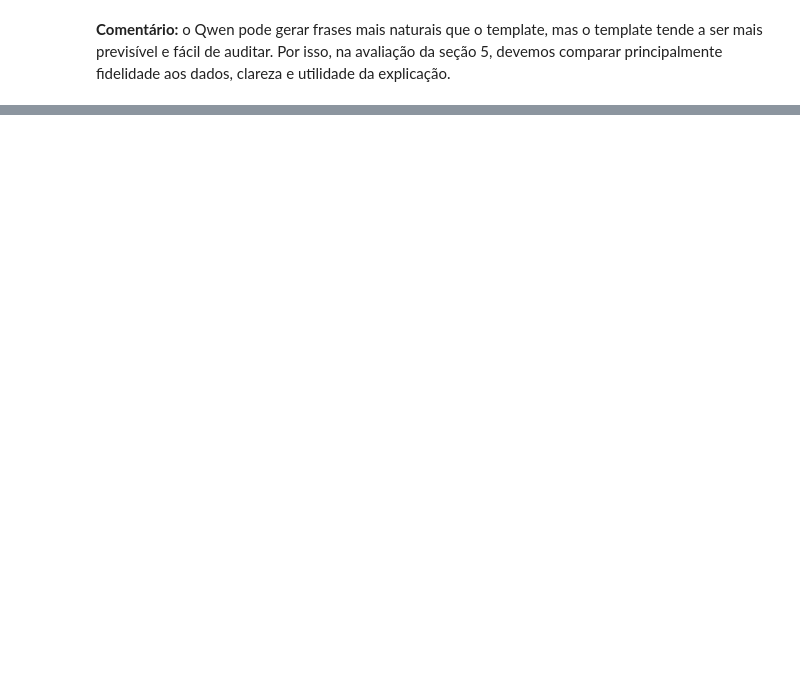
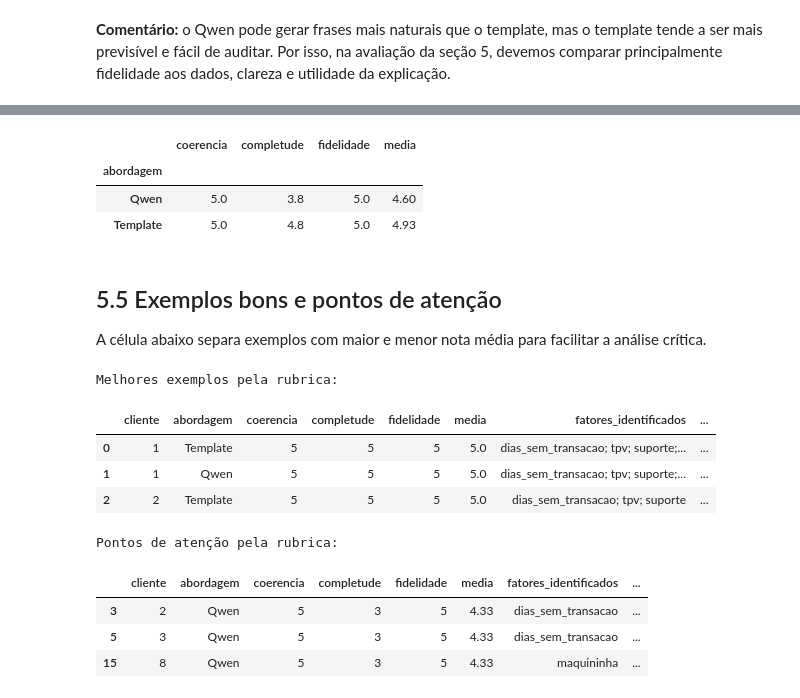
Before and after one commit to RitaLB/Stonelab-Churn-Clientes-AI, a Jupyter notebook: notebooks/stone_churn_clients.ipynb, the cells around one changed output, grey strips where cells are left out. Drawn from its saved outputs; the diff is of its cells as text; code cells hidden in the pictures; blank space fills up the shorter version.

```diff
--- a/notebooks/stone_churn_clients.ipynb
+++ b/notebooks/stone_churn_clients.ipynb
@@ -1063,0 +1108,19 @@ display(
+# %%
+# Usa a tabela com Qwen se ela existir; caso contrário, usa só o template.
+if "exemplos_qwen" in globals():
+    avaliacao_base = exemplos_qwen.copy()
+else:
+    avaliacao_base = exemplos_template.copy()
+    avaliacao_base["explicacao_qwen"] = "Qwen não executado nesta sessão."
+
+colunas_avaliacao = [
+    "cliente",
+    "churn_real",
+    "predicao_modelo",
+    "prob_churn",
+    "explicacao_template",
+    "explicacao_qwen",
+]
+
+avaliacao_texto = avaliacao_base[colunas_avaliacao].copy()
+print(f"Base de avaliação preparada com {len(avaliacao_texto)} clientes.")
@@ -1063,0 +1254,45 @@ display(
+# %%
+comparacao_texto = (
+    avaliacao_regras
+    .dropna(subset=["media"])
+    .groupby("abordagem")[["coerencia", "completude", "fidelidade", "media"]]
+    .mean()
+    .round(2)
+)
+
+display(comparacao_texto)
+# %% [output]
+|  | coerencia | completude | fidelidade | media |
+| abordagem |  |  |  |  |
+| Qwen | 5.0 | 3.8 | 5.0 | 4.60 |
+| Template | 5.0 | 4.8 | 5.0 | 4.93 |
+# %% [markdown]
+## 5.5 Exemplos bons e pontos de atenção
+
+A célula abaixo separa exemplos com maior e menor nota média para facilitar a análise crítica.
+# %%
+avaliacao_com_texto = avaliacao_regras.merge(
+    avaliacao_texto[["cliente", "explicacao_template", "explicacao_qwen"]],
+    on="cliente",
+    how="left",
+)
+
+melhores_exemplos = avaliacao_com_texto.dropna(subset=["media"]).sort_values("media", ascending=False).head(3)
+piores_exemplos = avaliacao_com_texto.dropna(subset=["media"]).sort_values("media", ascending=True).head(3)
+
+print("Melhores exemplos pela rubrica:")
+display(melhores_exemplos)
+
+print("Pontos de atenção pela rubrica:")
+display(piores_exemplos)
+# %% [output]
+Melhores exemplos pela rubrica:
+|  | cliente | abordagem | coerencia | completude | fidelidade | media | fatores_identificados | ... |
+| 0 | 1 | Template | 5 | 5 | 5 | 5.0 | dias_sem_transacao; tpv; suporte;... | ... |
+| 1 | 1 | Qwen | 5 | 5 | 5 | 5.0 | dias_sem_transacao; tpv; suporte;... | ... |
+| 2 | 2 | Template | 5 | 5 | 5 | 5.0 | dias_sem_transacao; tpv; suporte | ... |
+Pontos de atenção pela rubrica:
+|  | cliente | abordagem | coerencia | completude | fidelidade | media | fatores_identificados | ... |
+| 3 | 2 | Qwen | 5 | 3 | 5 | 4.33 | dias_sem_transacao | ... |
+| 5 | 3 | Qwen | 5 | 3 | 5 | 4.33 | dias_sem_transacao | ... |
+| 15 | 8 | Qwen | 5 | 3 | 5 | 4.33 | maquininha | ... |
```
Also changed, not shown: parts of 11 cells of this notebook, 1 other file.
